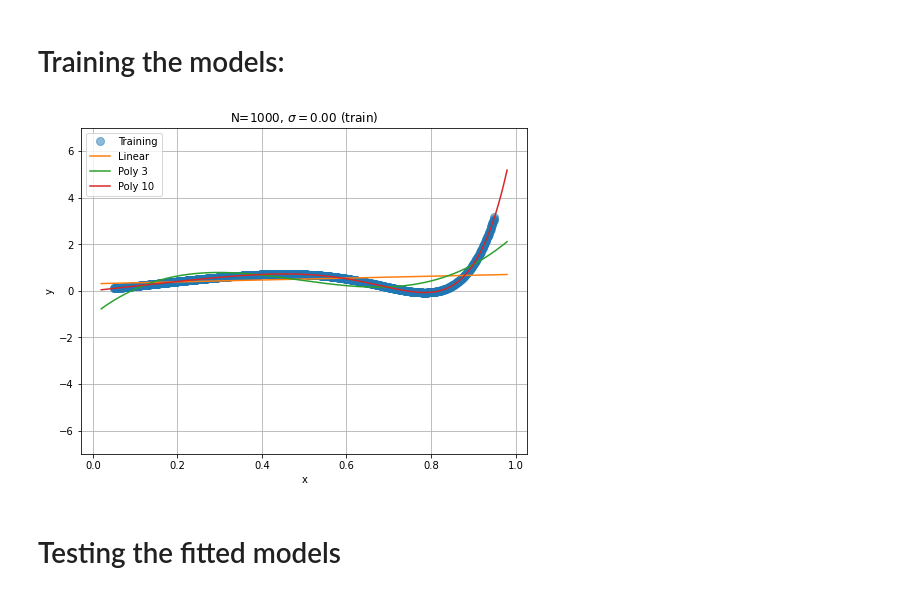
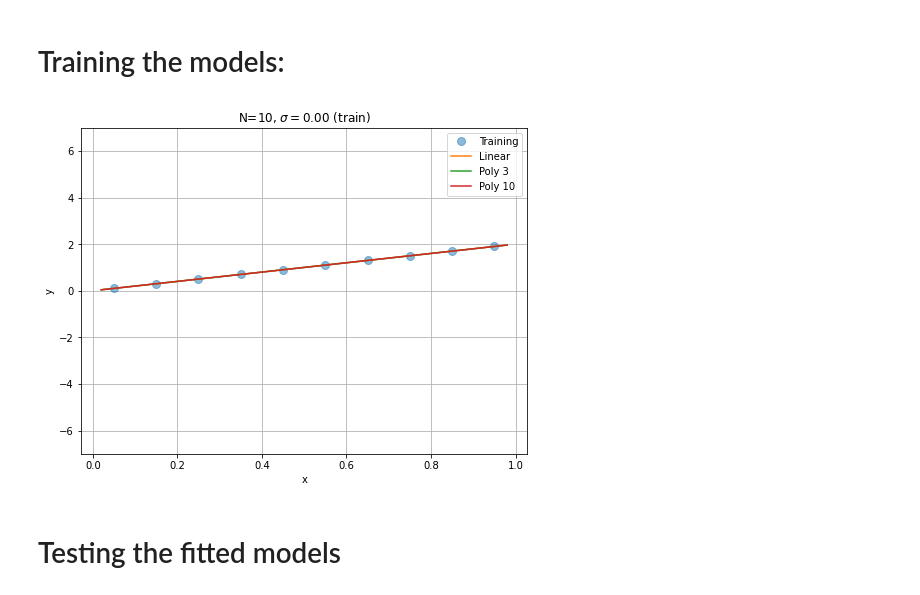
Before and after one commit to green-cabbage/PHYS570AI_Fall2022, a Jupyter notebook: Homework/HW1/PHYS570AIHW1_part1.ipynb, the cells around one changed output. Saved outputs shown, nothing was run; the diff lists cells and outputs as text; code cells hidden in the pictures.

```diff
--- a/Homework/HW1/PHYS570AIHW1_part1.ipynb
+++ b/Homework/HW1/PHYS570AIHW1_part1.ipynb
@@ -94,19 +94,19 @@ from matplotlib import pyplot as plt, rcParams
 fig = plt.figure(figsize=(8, 6))
 
 # The Training Data
-N_train=1000
+N_train=10
 sigma_train=0;
 
-# Train on integers
+# Train on fraction
 x=np.linspace(0.05,0.95,N_train)
 # Draw Gaussian random noise
 s = sigma_train*np.random.randn(N_train)
 
-#linear
-#y=2*x+s
+# linear
+y=2*x+s
 
-# Tenth Order
-y=2*x-10*x**5+15*x**10+s
+# # Tenth Order
+# y=2*x-10*x**5+15*x**10+s
 
 p1=plt.plot(x, y, "o", ms=8, alpha=0.5, label='Training')
 
@@ -140,34 +140,34 @@ poly3_plot=plt.plot(xplot, clf3.predict(Xplot), label='Poly 3')
 #Xplot=poly5.fit_transform(xplot[:,np.newaxis])
 #plt.plot(xplot, clf5.predict(Xplot), 'r--',linewidth=1)
 
 poly10 = PolynomialFeatures(degree=10)
 X = poly10.fit_transform(x[:,np.newaxis])
 clf10 = linear_model.LinearRegression()
 clf10.fit(X,y)
 
 Xplot=poly10.fit_transform(xplot[:,np.newaxis])
 poly10_plot=plt.plot(xplot, clf10.predict(Xplot), label='Poly 10')
 
 plt.legend(loc='best')
 plt.ylim([-7,7])
 plt.xlabel("x")
 plt.ylabel("y")
 Title="N=%i, $\sigma=%.2f$"%(N_train,sigma_train)
 plt.title(Title+" (train)")
 
 
 # Linear Filename
 filename_train="train-linear_N=%i_noise=%.2f.pdf"%(N_train, sigma_train)
 
 # Tenth Order Filename
 #filename_train="train-o10_N=%i_noise=%.2f.pdf"%(N_train, sigma_train)
 
 # Saving figure and showing results
 plt.savefig(filename_train)
 plt.grid()
 plt.show()
 # %% [output]
-[figure, old version]
+[figure, new version]
 # %% [markdown]
 # Testing the fitted models
 # %%
```
